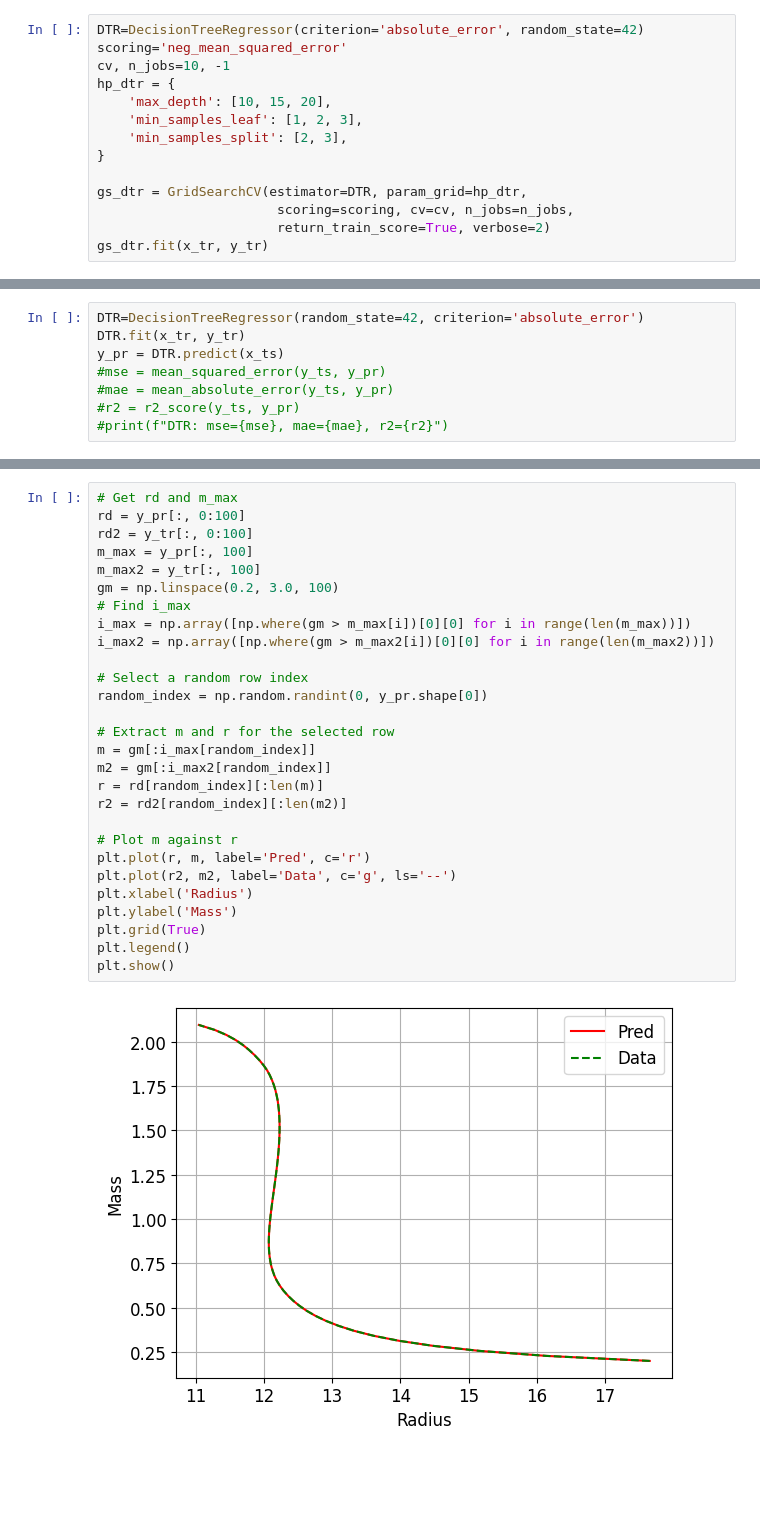
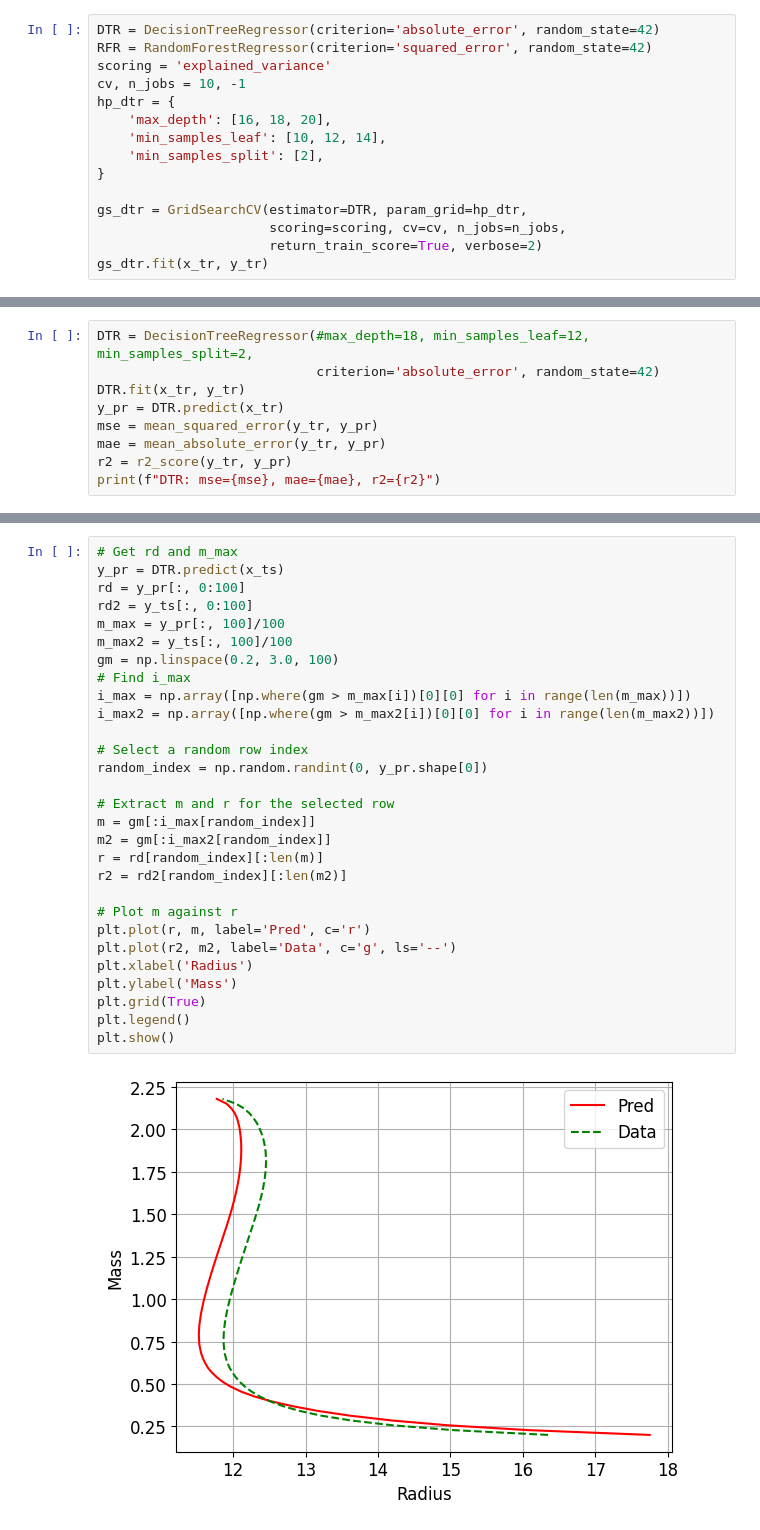
Before and after one commit to awsteiner/bamr, a Jupyter notebook: out/dtr.ipynb, the cells around one changed output, grey strips where cells are left out. Saved outputs shown, nothing was run; the diff lists cells and outputs as text; blank space fills up the shorter version.

```diff
--- a/out/dtr.ipynb
+++ b/out/dtr.ipynb
@@ -39,15 +45,16 @@ x_tr, x_ts, y_tr, y_ts = train_test_split(x, y, test_size=0.001, random_state=42
 # %%
-DTR=DecisionTreeRegressor(criterion='absolute_error', random_state=42)
-scoring='neg_mean_squared_error'
-cv, n_jobs=10, -1
+DTR = DecisionTreeRegressor(criterion='absolute_error', random_state=42)
+RFR = RandomForestRegressor(criterion='squared_error', random_state=42)
+scoring = 'explained_variance'
+cv, n_jobs = 10, -1
 hp_dtr = {
-    'max_depth': [10, 15, 20],
-    'min_samples_leaf': [1, 2, 3],
-    'min_samples_split': [2, 3],
+    'max_depth': [16, 18, 20],
+    'min_samples_leaf': [10, 12, 14],
+    'min_samples_split': [2],
 }
 
 gs_dtr = GridSearchCV(estimator=DTR, param_grid=hp_dtr,
-                       scoring=scoring, cv=cv, n_jobs=n_jobs,
-                       return_train_score=True, verbose=2)
+                      scoring=scoring, cv=cv, n_jobs=n_jobs,
+                      return_train_score=True, verbose=2)
 gs_dtr.fit(x_tr, y_tr)
 # %% [output]
@@ -68,8 +98,9 @@ MSE: 3249410425463.3486, MAE: 144156.7382986463, R2: 0.17059059098189083
 # %%
-DTR=DecisionTreeRegressor(random_state=42, criterion='absolute_error')
+DTR = DecisionTreeRegressor(#max_depth=18, min_samples_leaf=12, min_samples_split=2,
+                            criterion='absolute_error', random_state=42)
 DTR.fit(x_tr, y_tr)
-y_pr = DTR.predict(x_ts)
-#mse = mean_squared_error(y_ts, y_pr)
-#mae = mean_absolute_error(y_ts, y_pr)
-#r2 = r2_score(y_ts, y_pr)
-#print(f"DTR: mse={mse}, mae={mae}, r2={r2}")
+y_pr = DTR.predict(x_tr)
+mse = mean_squared_error(y_tr, y_pr)
+mae = mean_absolute_error(y_tr, y_pr)
+r2 = r2_score(y_tr, y_pr)
+print(f"DTR: mse={mse}, mae={mae}, r2={r2}")
@@ -110,30 +139,31 @@ plt.show()
 # %%
 # Get rd and m_max
+y_pr = DTR.predict(x_ts)
 rd = y_pr[:, 0:100]
-rd2 = y_tr[:, 0:100]
-m_max = y_pr[:, 100]
-m_max2 = y_tr[:, 100]
+rd2 = y_ts[:, 0:100]
+m_max = y_pr[:, 100]/100
+m_max2 = y_ts[:, 100]/100
 gm = np.linspace(0.2, 3.0, 100)
 # Find i_max
 i_max = np.array([np.where(gm > m_max[i])[0][0] for i in range(len(m_max))])
 i_max2 = np.array([np.where(gm > m_max2[i])[0][0] for i in range(len(m_max2))])
 
 # Select a random row index
 random_index = np.random.randint(0, y_pr.shape[0])
 
 # Extract m and r for the selected row
 m = gm[:i_max[random_index]]
 m2 = gm[:i_max2[random_index]]
 r = rd[random_index][:len(m)]
 r2 = rd2[random_index][:len(m2)]
 
 # Plot m against r
 plt.plot(r, m, label='Pred', c='r')
 plt.plot(r2, m2, label='Data', c='g', ls='--')
 plt.xlabel('Radius')
 plt.ylabel('Mass')
 plt.grid(True)
 plt.legend()
 plt.show()
 # %% [output]
-[figure, old version]
+[figure, new version]
```
Also changed, not shown: parts of 9 cells of this notebook, 3 other files.
